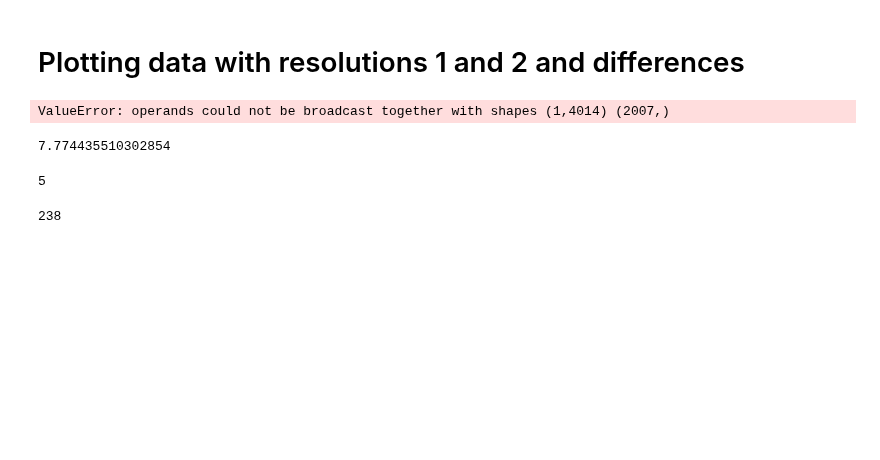
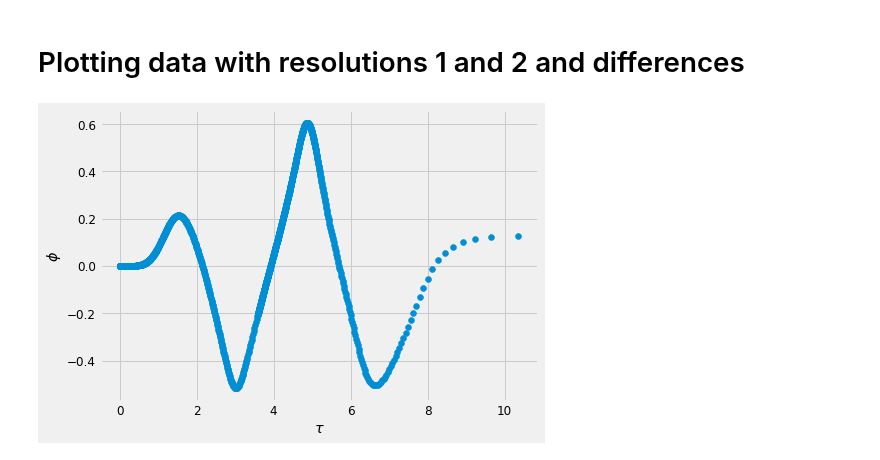
Before and after one commit to rita-png/gravitational-collapse, a Jupyter notebook: ScalarField/2D/PostProcessing.ipynb, the cells around one changed output. Saved outputs shown, nothing was run; the diff lists cells and outputs as text; code cells hidden in the pictures; blank space fills up the shorter version.

Commit message:
post processing, echos plots for phi and 2m/r!

```diff
--- a/ScalarField/2D/PostProcessing.ipynb
+++ b/ScalarField/2D/PostProcessing.ipynb
@@ -27,0 +84,2 @@ True
+# %%
+time = [float(t) for t in time];
@@ -28,8 +88,9 @@ True
 # %%
-step=1
-run=18
+"""step=10
+run=20
 
-dir = "/home/rita13santos/Desktop/MSc Thesis/Git/ScalarField/DATA/bisectionsearch/run{}".format(run)
+#dir = "/home/rita13santos/Desktop/MSc Thesis/Git/ScalarField/StoredDATA/28-05/bisectionsearchN7500/run{}".format(run)
+dir = "/home/rita13santos/Desktop/MSc Thesis/Git/ScalarField/DATA/res1"
 
 
 
@@ -65,4 +126,4 @@ for i in range(count-1):
     aux = [float(x) for x in df[4]]
     grid.append(aux)
 
-    # f[i] is the array of the values of m on the whole grid on time step i
+    # f[i] is the array of the values of m on the whole grid on time step i""";
@@ -97,4 +151,4 @@ plt.rcParams.update({'font.size': 12})
 # %% [markdown]
 # Plotting data with resolutions 1 and 2 and differences
 # %%
-ustar=1.0276297500687142
+ustar=1.0284535606837135#time[len(time)-1] its this but with more precision
@@ -104,28 +155,28 @@ time=[0.0, 0.005005003752501565, 0.01001000750500313, 0.015015011257504695, 0.02
 # %%
-tau = [-math.log((ustar-x)/ustar) for x in time[0:len(time)-1]]
-monitor_ratio = []#-math.log((ustar-x)/ustar) for x in time[0:len(time)-1]
+tau = [-math.log((ustar-x)/ustar) for x in time[0:len(time)-1]] #ignoring last timestep, where log(0)
+monitor_ratio = []
 
 L=len(m[0])
 
-"""for i in range(4,L-4): #ignoring x=0, x=1
-    monitor_ratio.append(2*m[len(m)-1][i]/grid[len(m)-1][i])"""
-
 monitor_ratio=[]
-for t in range(1,len(tau)-1): #ignoring x=0, x=1
-    monitor_ratio.append(2*m[t])
-    monitor_ratio=np.divide(monitor_ratio,grid[t])
+for t in range(0,len(time)-1):
+    aux=[]
+    for x in range(4,L-3):
+        aux.append(2*m[t][x]*(1-grid[t][x])/grid[t][x])
+    monitor_ratio.append(max(aux))
-# %% [output]
-ValueError: operands could not be broadcast together with shapes (1,4014) (2007,)
-# %%
-tau[len(tau)-1]
-# %% [output]
-7.774435510302854
-# %%
-max([1,5,2])
-# %% [output]
-5
-# %%
-len(monitor_ratio)
-len(tau)
-# %% [output]
-238
+# %%
+phi=[]
+for i in range(0, len(tau)):
+    phi.append(psi[i][4]/grid[i][4])
+
+
+with plt.style.context('fivethirtyeight'):
+
+    plt.rcParams.update({'font.size': 12})
+    plt.rcParams["figure.figsize"] = (7,5)
+    plt.xlabel("$\u03C4$")
+    plt.ylabel("$\phi$")
+    #plt.ylim([-1,1])
+    plt.scatter(tau,phi)
+# %% [output]
+[figure, added]
```
Also changed, not shown: parts of 14 cells of this notebook.
